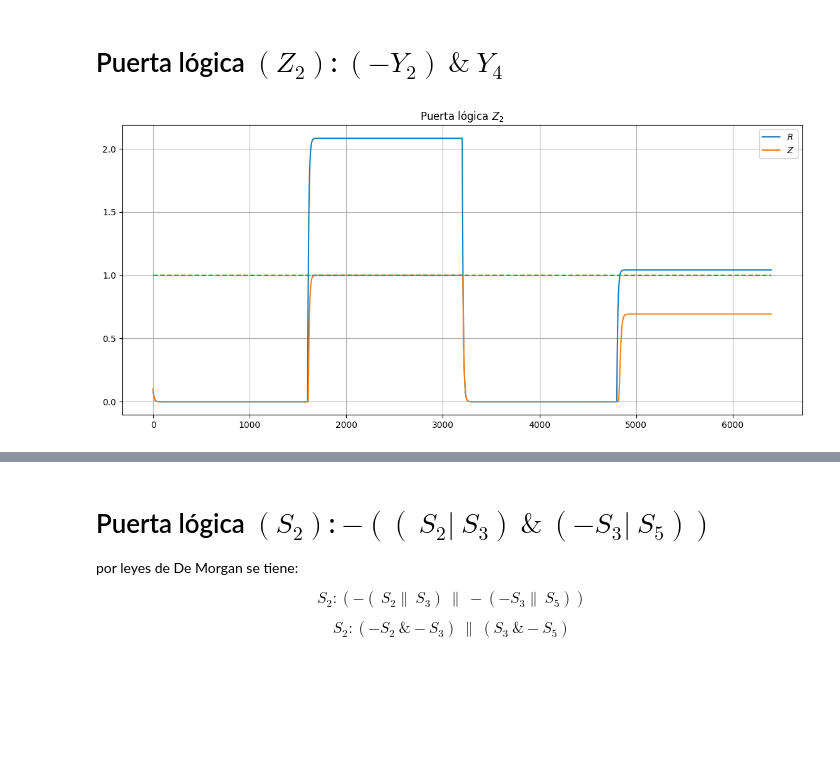
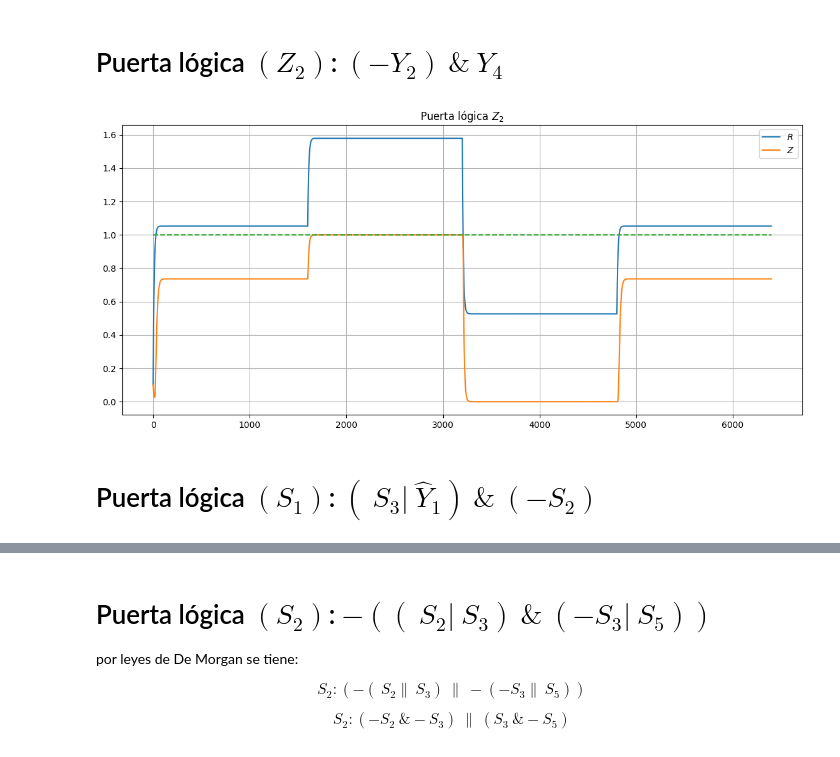
Before and after one commit to joshbrx/biomath_model, a Jupyter notebook: puertas_logicas.ipynb, the cells around one changed output, grey strips where cells are left out. Drawn from its saved outputs; the diff is of its cells as text; code cells hidden in the pictures; blank space fills up the shorter version.

```diff
--- a/puertas_logicas.ipynb
+++ b/puertas_logicas.ipynb
@@ -138,20 +138,22 @@ plt.title("Puerta lógica $Y_4$"); plt.legend(); plt.grid(); plt.show()
 # %%
 def dS_z2(S, i):
     R, Z = S
-    # dR = e*(supr(1, -n, X1[i]) + supr(1, n, X2[i])) - R
-    dR = e*(supr(1, -n, X1[i]) * supr(1, n, X2[i])) - R
+    dR = e*(supr(1, -n, X1[i]) + supr(1, n, X2[i])) - R
+    # dR = e*(supr(1, -n, X1[i]) * supr(1, n, X2[i])) - R
     dZ = supr(1, -20, R) - Z
     return np.array([dR, dZ])
 # %%
-# n, e = -2, 1/0.95
-n, e = -6, 1/0.24
+n, e = -2, 1/0.95
+# n, e = -6, 1/0.24
 labels = ["$R$", "$Z$"]
 
 Pip = RK_solver(S0, dS_z2, t)
 plt.figure(figsize=(14,6))
 for i in range(len(Pip[0])):
     plt.plot(Pip[:,i], label=labels[i])
 plt.plot(X1*0 + 1, "--")
 plt.title("Puerta lógica $Z_2$"); plt.legend(); plt.grid(); plt.show()
 # %% [output]
-[figure, old version]
+[figure, new version]
+# %% [markdown]
+# Puerta lógica $(S_1)$: $(\ S_3 |\ \hat{Y}_1)\ \&\ (-S_2)$
```
Also changed, not shown: parts of 14 cells of this notebook.
